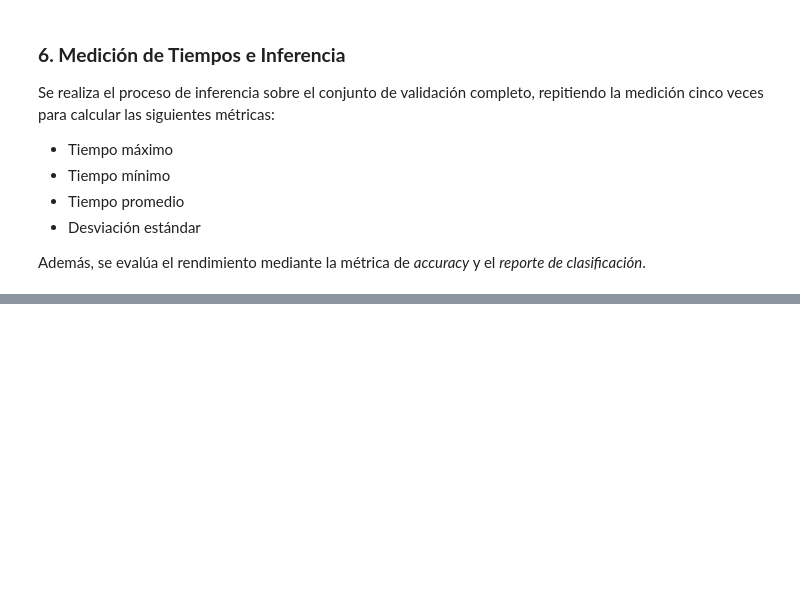
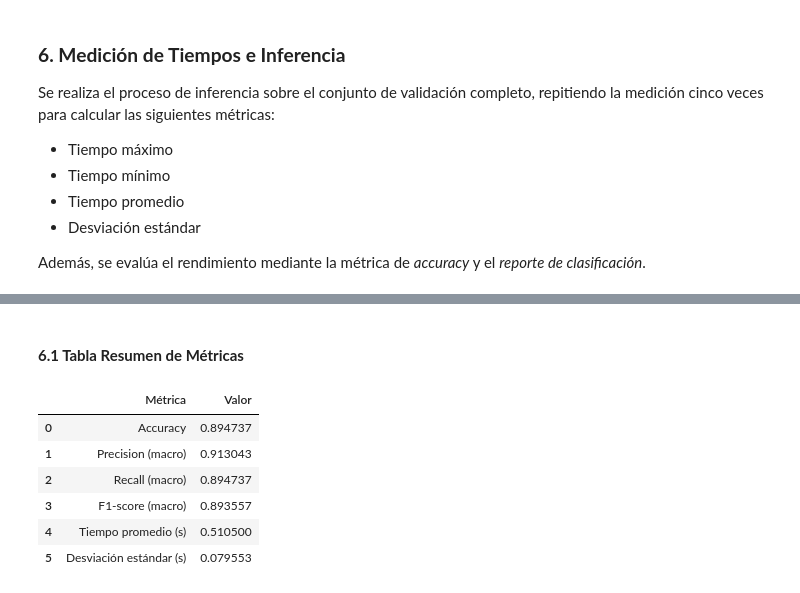
Before and after one commit to Vikktor93/Tarea2-Introduccion-Vision-Computacional, a Jupyter notebook: IntroCV_Tarea_2_Final.ipynb, the cells around one changed output, grey strips where cells are left out. Cells and saved outputs as stored; diff of their text form; code cells hidden in the pictures; blank space fills up the shorter version.

```diff
--- a/IntroCV_Tarea_2_Final.ipynb
+++ b/IntroCV_Tarea_2_Final.ipynb
@@ -248,0 +249,34 @@ weighted avg       0.82      0.82      0.81        38
+# %% [markdown]
+#### **6.1 Tabla Resumen de Métricas**
+# %%
+tiempos_promedio = mean(tiempos_segundos)
+desv_estandar = stdev(tiempos_segundos)
+
+metrics_df = pd.DataFrame({
+    "Métrica": [
+        "Accuracy",
+        "Precision (macro)",
+        "Recall (macro)",
+        "F1-score (macro)",
+        "Tiempo promedio (s)",
+        "Desviación estándar (s)"
+    ],
+    "Valor": [
+        classification_report(y_true, preds_final, output_dict=True)['accuracy'],
+        classification_report(y_true, preds_final, output_dict=True)['macro avg']['precision'],
+        classification_report(y_true, preds_final, output_dict=True)['macro avg']['recall'],
+        classification_report(y_true, preds_final, output_dict=True)['macro avg']['f1-score'],
+        tiempos_promedio,
+        desv_estandar
+    ]
+})
+
+metrics_df
+# %% [output]
+|  | Métrica | Valor |
+| 0 | Accuracy | 0.894737 |
+| 1 | Precision (macro) | 0.913043 |
+| 2 | Recall (macro) | 0.894737 |
+| 3 | F1-score (macro) | 0.893557 |
+| 4 | Tiempo promedio (s) | 0.510500 |
+| 5 | Desviación estándar (s) | 0.079553 |
```
Also changed, not shown: parts of 10 cells of this notebook, 2 other files.
